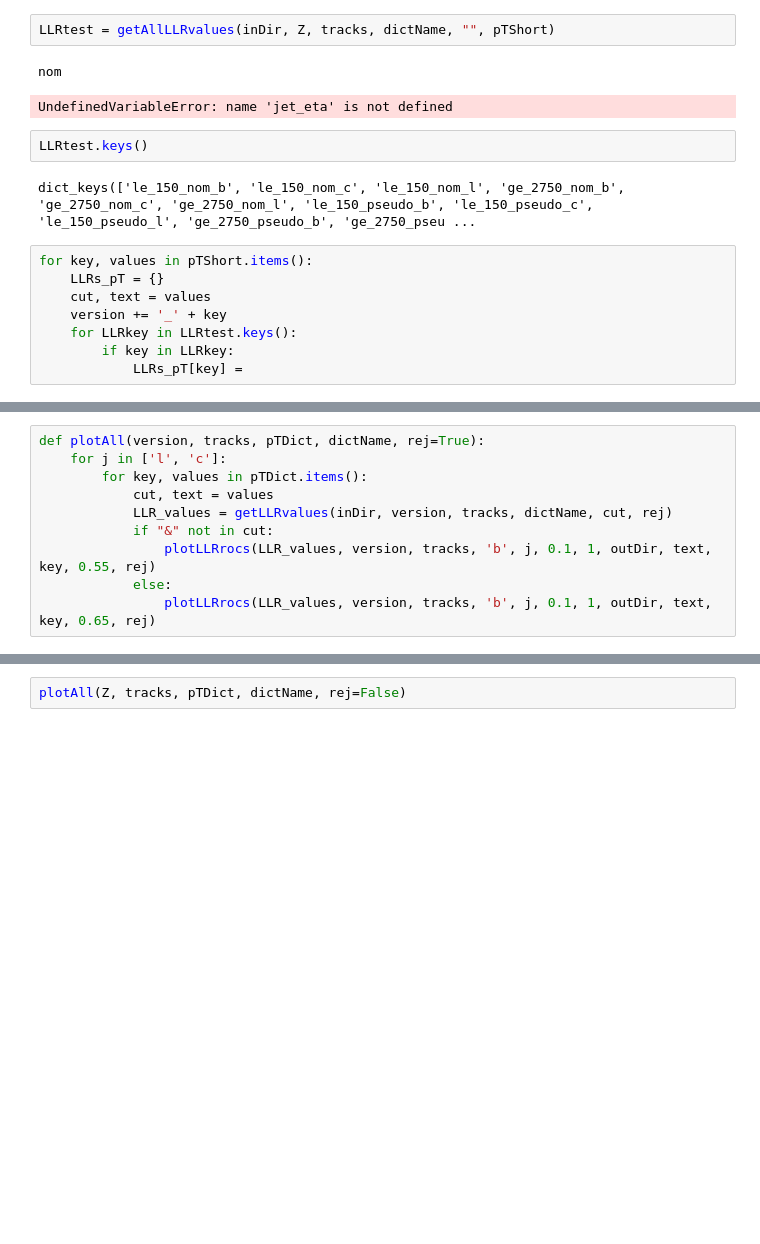
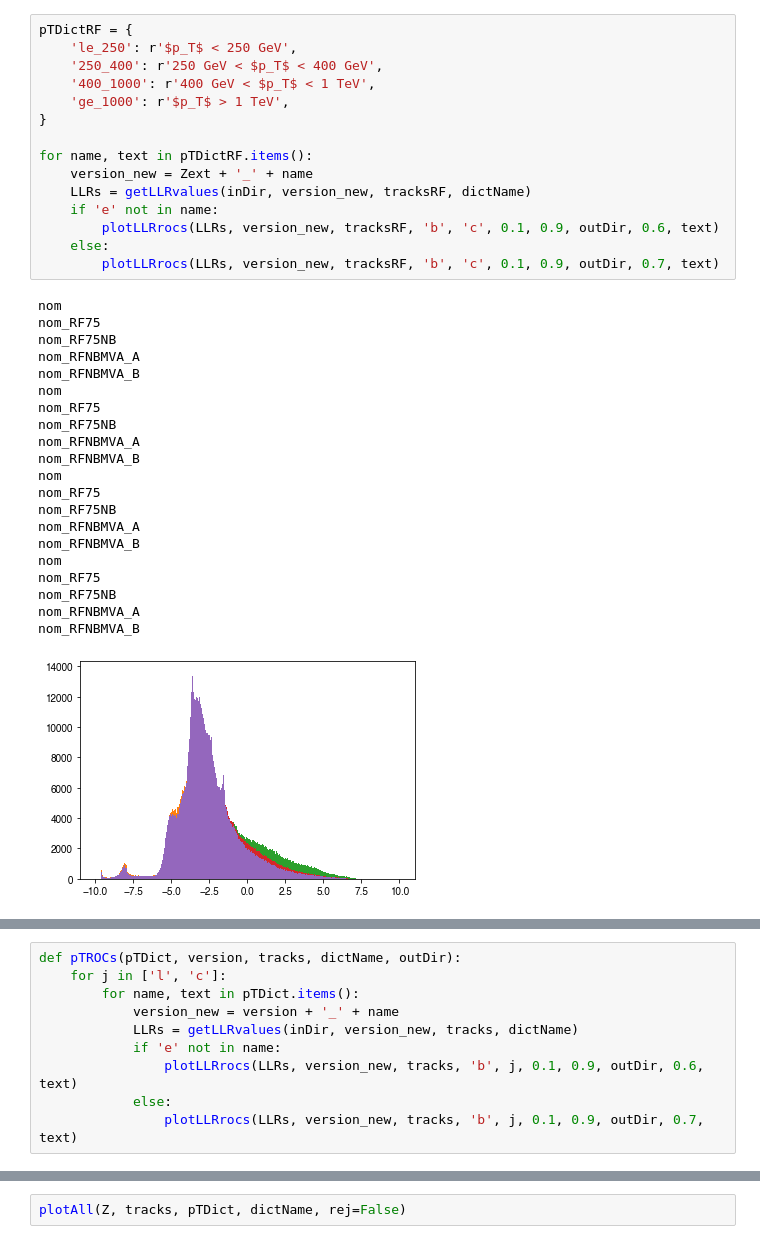
Before and after one commit to ava-lee/TrackingAnalysis, a Jupyter notebook: JF_LLR_ROC.ipynb, the cells around one changed output, grey strips where cells are left out. Cells and saved outputs as stored; diff of their text form; blank space fills up the shorter version.

```diff
--- a/JF_LLR_ROC.ipynb
+++ b/JF_LLR_ROC.ipynb
@@ -183,20 +146,40 @@ def plotLLRrocs(LLR_dict, version, tracks, jet1, jet2, xMin, xMax, outDir, add_t
     plt.text(xT, 0.87, add_text, fontsize=9, transform=ax1.transAxes)
 
     plt.savefig(outDir + "/" + figName + ".pdf", bbox_inches='tight', pad_inches=0.04)
-# %%
-LLRtest = getAllLLRvalues(inDir, Z, tracks, dictName, "", pTShort)
-# %% [output]
-nom
-UndefinedVariableError: name 'jet_eta' is not defined
-# %%
-LLRtest.keys()
-# %% [output]
-dict_keys(['le_150_nom_b', 'le_150_nom_c', 'le_150_nom_l', 'ge_2750_nom_b', 'ge_2750_nom_c', 'ge_2750_nom_l', 'le_150_pseudo_b', 'le_150_pseudo_c', 'le_150_pseudo_l', 'ge_2750_pseudo_b', 'ge_2750_pseu ...
-# %%
-for key, values in pTShort.items():
-    LLRs_pT = {}
-    cut, text = values
-    version += '_' + key
-    for LLRkey in LLRtest.keys():
-        if key in LLRkey:
-            LLRs_pT[key] =
+# %%
+pTDictRF = {
+    'le_250': r'$p_T$ < 250 GeV',
+    '250_400': r'250 GeV < $p_T$ < 400 GeV',
+    '400_1000': r'400 GeV < $p_T$ < 1 TeV',
+    'ge_1000': r'$p_T$ > 1 TeV',
+}
+
+for name, text in pTDictRF.items():
+    version_new = Zext + '_' + name
+    LLRs = getLLRvalues(inDir, version_new, tracksRF, dictName)
+    if 'e' not in name:
+        plotLLRrocs(LLRs, version_new, tracksRF, 'b', 'c', 0.1, 0.9, outDir, 0.6, text)
+    else:
+        plotLLRrocs(LLRs, version_new, tracksRF, 'b', 'c', 0.1, 0.9, outDir, 0.7, text)
+# %% [output]
+nom
+nom_RF75
+nom_RF75NB
+nom_RFNBMVA_A
+nom_RFNBMVA_B
+nom
+nom_RF75
+nom_RF75NB
+nom_RFNBMVA_A
+nom_RFNBMVA_B
+nom
+nom_RF75
+nom_RF75NB
+nom_RFNBMVA_A
+nom_RFNBMVA_B
+nom
+nom_RF75
+nom_RF75NB
+nom_RFNBMVA_A
+nom_RFNBMVA_B
+[figure, added]
@@ -203,10 +190,10 @@ for key, values in pTShort.items():
 # %%
-def plotAll(version, tracks, pTDict, dictName, rej=True):
+def pTROCs(pTDict, version, tracks, dictName, outDir):
     for j in ['l', 'c']:
-        for key, values in pTDict.items():
-            cut, text = values
-            LLR_values = getLLRvalues(inDir, version, tracks, dictName, cut, rej)
-            if "&" not in cut:
-                plotLLRrocs(LLR_values, version, tracks, 'b', j, 0.1, 1, outDir, text, key, 0.55, rej)
+        for name, text in pTDict.items():
+            version_new = version + '_' + name
+            LLRs = getLLRvalues(inDir, version_new, tracks, dictName)
+            if 'e' not in name:
+                plotLLRrocs(LLRs, version_new, tracks, 'b', j, 0.1, 0.9, outDir, 0.6, text)
             else:
-                plotLLRrocs(LLR_values, version, tracks, 'b', j, 0.1, 1, outDir, text, key, 0.65, rej)
+                plotLLRrocs(LLRs, version_new, tracks, 'b', j, 0.1, 0.9, outDir, 0.7, text)
```
Also changed, not shown: parts of 4 cells of this notebook, 1 other file.
